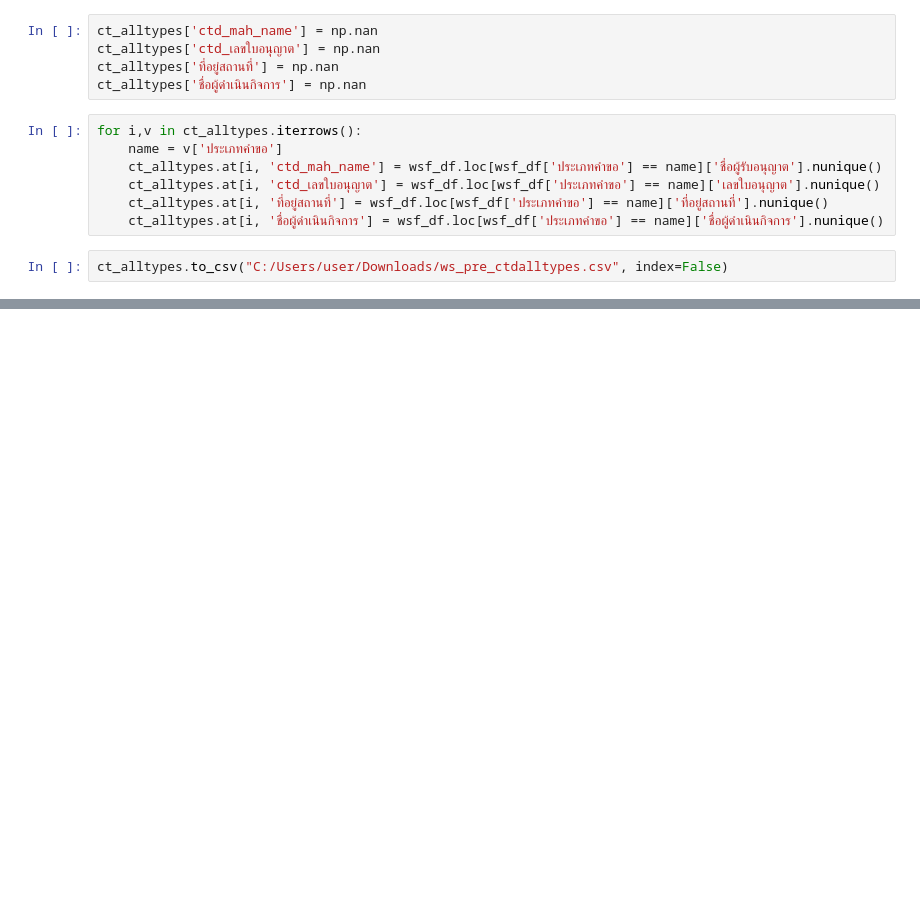
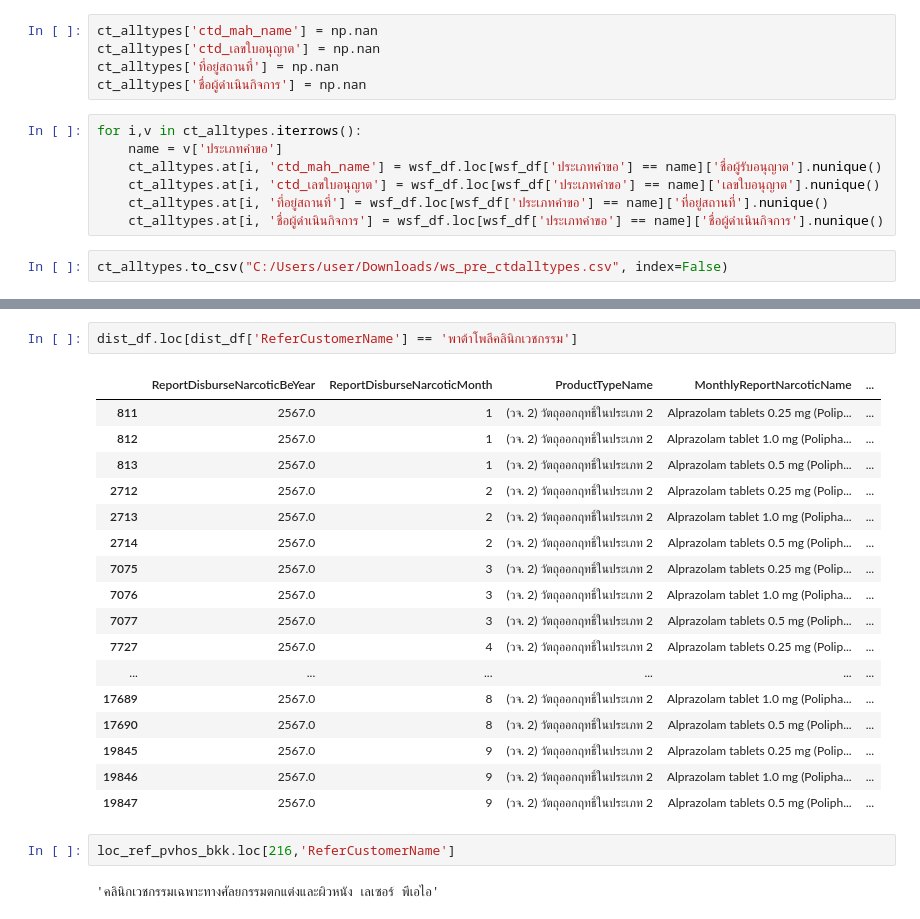
Before and after one commit to konrawit13/nct_distr, a Jupyter notebook: dist_report_v8.ipynb, the cells around one changed output, grey strips where cells are left out. Drawn from its saved outputs; the diff is of its cells as text; blank space fills up the shorter version.

```diff
--- a/dist_report_v8.ipynb
+++ b/dist_report_v8.ipynb
@@ -593,0 +777,24 @@ ct_alltypes.to_csv("C:/Users/user/Downloads/ws_pre_ctdalltypes.csv", index=False
+# %%
+dist_df.loc[dist_df['ReferCustomerName'] == 'พาต้าโพลีคลินิกเวชกรรม']
+# %% [output]
+|  | ReportDisburseNarcoticBeYear | ReportDisburseNarcoticMonth | ProductTypeName | MonthlyReportNarcoticName | ... |
+| 811 | 2567.0 | 1 | (วจ. 2) วัตถุออกฤทธิ์ในประเภท 2 | Alprazolam tablets 0.25 mg (Polip... | ... |
+| 812 | 2567.0 | 1 | (วจ. 2) วัตถุออกฤทธิ์ในประเภท 2 | Alprazolam tablet 1.0 mg (Polipha... | ... |
+| 813 | 2567.0 | 1 | (วจ. 2) วัตถุออกฤทธิ์ในประเภท 2 | Alprazolam tablets 0.5 mg (Poliph... | ... |
+| 2712 | 2567.0 | 2 | (วจ. 2) วัตถุออกฤทธิ์ในประเภท 2 | Alprazolam tablets 0.25 mg (Polip... | ... |
+| 2713 | 2567.0 | 2 | (วจ. 2) วัตถุออกฤทธิ์ในประเภท 2 | Alprazolam tablet 1.0 mg (Polipha... | ... |
+| 2714 | 2567.0 | 2 | (วจ. 2) วัตถุออกฤทธิ์ในประเภท 2 | Alprazolam tablets 0.5 mg (Poliph... | ... |
+| 7075 | 2567.0 | 3 | (วจ. 2) วัตถุออกฤทธิ์ในประเภท 2 | Alprazolam tablets 0.25 mg (Polip... | ... |
+| 7076 | 2567.0 | 3 | (วจ. 2) วัตถุออกฤทธิ์ในประเภท 2 | Alprazolam tablet 1.0 mg (Polipha... | ... |
+| 7077 | 2567.0 | 3 | (วจ. 2) วัตถุออกฤทธิ์ในประเภท 2 | Alprazolam tablets 0.5 mg (Poliph... | ... |
+| 7727 | 2567.0 | 4 | (วจ. 2) วัตถุออกฤทธิ์ในประเภท 2 | Alprazolam tablets 0.25 mg (Polip... | ... |
+| ... | ... | ... | ... | ... | ... |
+| 17689 | 2567.0 | 8 | (วจ. 2) วัตถุออกฤทธิ์ในประเภท 2 | Alprazolam tablet 1.0 mg (Polipha... | ... |
+| 17690 | 2567.0 | 8 | (วจ. 2) วัตถุออกฤทธิ์ในประเภท 2 | Alprazolam tablets 0.5 mg (Poliph... | ... |
+| 19845 | 2567.0 | 9 | (วจ. 2) วัตถุออกฤทธิ์ในประเภท 2 | Alprazolam tablets 0.25 mg (Polip... | ... |
+| 19846 | 2567.0 | 9 | (วจ. 2) วัตถุออกฤทธิ์ในประเภท 2 | Alprazolam tablet 1.0 mg (Polipha... | ... |
+| 19847 | 2567.0 | 9 | (วจ. 2) วัตถุออกฤทธิ์ในประเภท 2 | Alprazolam tablets 0.5 mg (Poliph... | ... |
+# %%
+loc_ref_pvhos_bkk.loc[216,'ReferCustomerName']
+# %% [output]
+'คลินิกเวชกรรมเฉพาะทางศัลยกรรมตกแต่งและผิวหนัง เลเซอร์ พีเอไอ'
```
Also changed, not shown: parts of 35 cells of this notebook.
